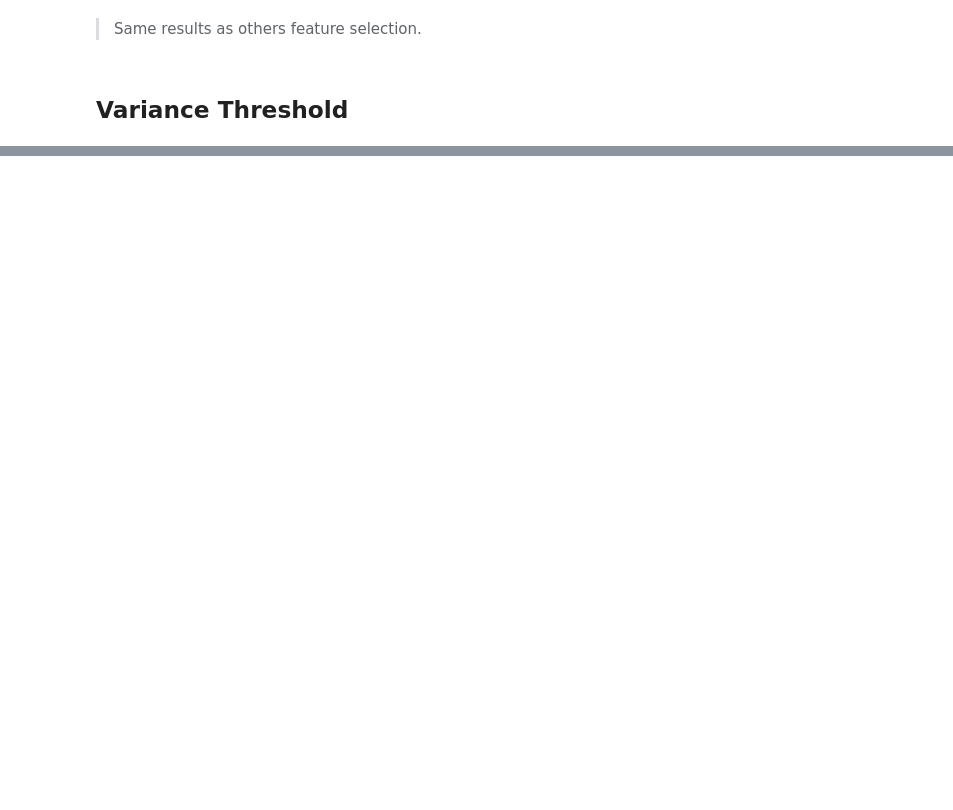
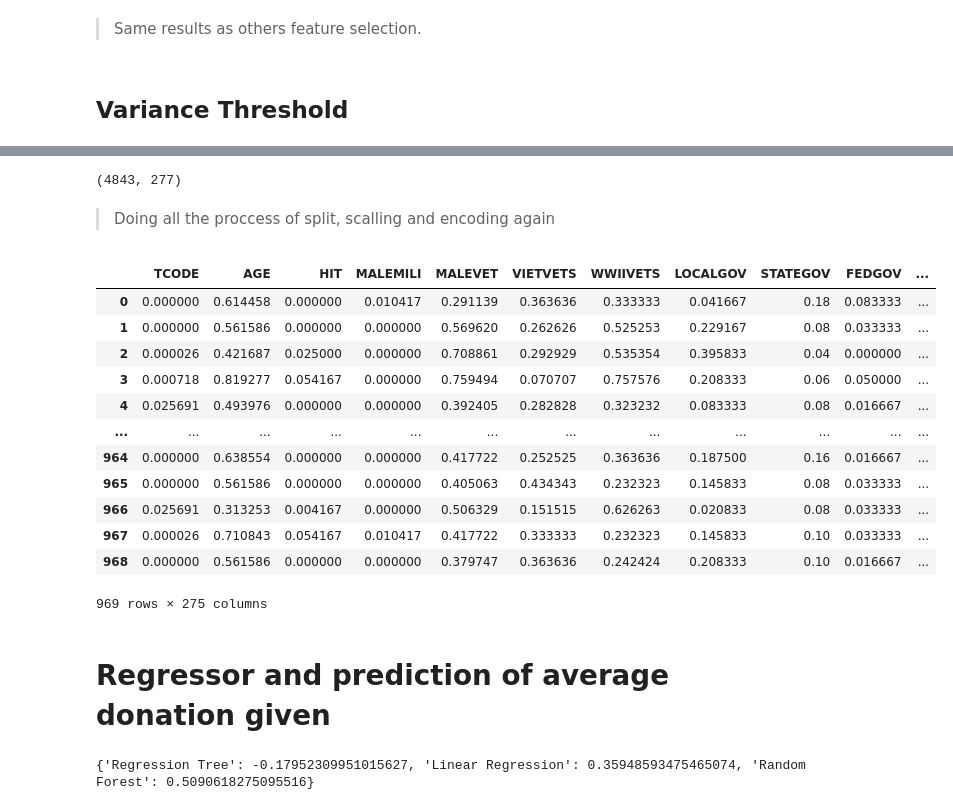
Before and after one commit to lucianosabbatini/lab-random-forests, a Jupyter notebook: files_for_lab/Lab Random Forests.ipynb, the cells around one changed output, grey strips where cells are left out. Saved outputs shown, nothing was run; the diff lists cells and outputs as text; code cells hidden in the pictures; blank space fills up the shorter version.

```diff
--- a/files_for_lab/Lab Random Forests.ipynb
+++ b/files_for_lab/Lab Random Forests.ipynb
@@ -454,0 +329,4 @@ array([[10126,  7957],
+# %%
+data2=data[droplist_var]
+# %%
+data=pd.concat([data2, target], axis=1)
@@ -454,0 +337,11 @@ array([[10126,  7957],
+# %%
+target_d = data[data['TARGET_B']==1]
+# %%
+target_d.shape
+# %% [output]
+(4843, 277)
+# %% [markdown]
+> Doing all the proccess of split, scalling and encoding again
+# %%
+X = target_d.drop(['TARGET_B','TARGET_D'],axis=1)
+y = target_d['TARGET_D']
@@ -454,0 +351,31 @@ array([[10126,  7957],
+# %%
+
+X_train_num = X_train.select_dtypes(include = np.number)
+X_train_cat = X_train.select_dtypes(object)
+
+X_test_num = X_test.select_dtypes(include = np.number)
+X_test_cat = X_test.select_dtypes(object)
+
+
+from sklearn.preprocessing import StandardScaler
+from sklearn.preprocessing import MinMaxScaler
+
+transformer = MinMaxScaler().fit(X_train_num)
+X_scaled_train = pd.DataFrame(transformer.transform(X_train_num),columns=X_train_num.columns)
+
+X_scaled_test = pd.DataFrame(transformer.transform(X_test_num),columns=X_test_num.columns)
+X_scaled_test
+# %% [output]
+|  | TCODE | AGE | HIT | MALEMILI | MALEVET | VIETVETS | WWIIVETS | LOCALGOV | STATEGOV | FEDGOV | ... |
+| 0 | 0.000000 | 0.614458 | 0.000000 | 0.010417 | 0.291139 | 0.363636 | 0.333333 | 0.041667 | 0.18 | 0.083333 | ... |
+| 1 | 0.000000 | 0.561586 | 0.000000 | 0.000000 | 0.569620 | 0.262626 | 0.525253 | 0.229167 | 0.08 | 0.033333 | ... |
+| 2 | 0.000026 | 0.421687 | 0.025000 | 0.000000 | 0.708861 | 0.292929 | 0.535354 | 0.395833 | 0.04 | 0.000000 | ... |
+| 3 | 0.000718 | 0.819277 | 0.054167 | 0.000000 | 0.759494 | 0.070707 | 0.757576 | 0.208333 | 0.06 | 0.050000 | ... |
+| 4 | 0.025691 | 0.493976 | 0.000000 | 0.000000 | 0.392405 | 0.282828 | 0.323232 | 0.083333 | 0.08 | 0.016667 | ... |
+| ... | ... | ... | ... | ... | ... | ... | ... | ... | ... | ... | ... |
+| 964 | 0.000000 | 0.638554 | 0.000000 | 0.000000 | 0.417722 | 0.252525 | 0.363636 | 0.187500 | 0.16 | 0.016667 | ... |
+| 965 | 0.000000 | 0.561586 | 0.000000 | 0.000000 | 0.405063 | 0.434343 | 0.232323 | 0.145833 | 0.08 | 0.033333 | ... |
+| 966 | 0.025691 | 0.313253 | 0.004167 | 0.000000 | 0.506329 | 0.151515 | 0.626263 | 0.020833 | 0.08 | 0.033333 | ... |
+| 967 | 0.000026 | 0.710843 | 0.054167 | 0.010417 | 0.417722 | 0.333333 | 0.232323 | 0.145833 | 0.10 | 0.033333 | ... |
+| 968 | 0.000000 | 0.561586 | 0.000000 | 0.000000 | 0.379747 | 0.363636 | 0.242424 | 0.208333 | 0.10 | 0.016667 | ... |
+969 rows × 275 columns
@@ -454,0 +395,2 @@ array([[10126,  7957],
+# %% [markdown]
+# Regressor and prediction of average donation given
@@ -454,0 +402,16 @@ array([[10126,  7957],
+# %%
+DT = DecisionTreeRegressor()
+LR = LinearRegression()
+RF = RandomForestRegressor()
+
+model_pipeline = [DT, LR, RF]
+model_names = ['Regression Tree', 'Linear Regression', 'Random Forest']
+scores = {}
+i=0
+for model in model_pipeline:
+    mean_score = np.mean(cross_val_score(model, train_scaled, y_train, cv=10))
+    scores[model_names[i]] = mean_score
+    i = i+1
+print(scores)
+# %% [output]
+{'Regression Tree': -0.17952309951015627, 'Linear Regression': 0.35948593475465074, 'Random Forest': 0.5090618275095516}
```
Also changed, not shown: parts of 75 cells of this notebook.
